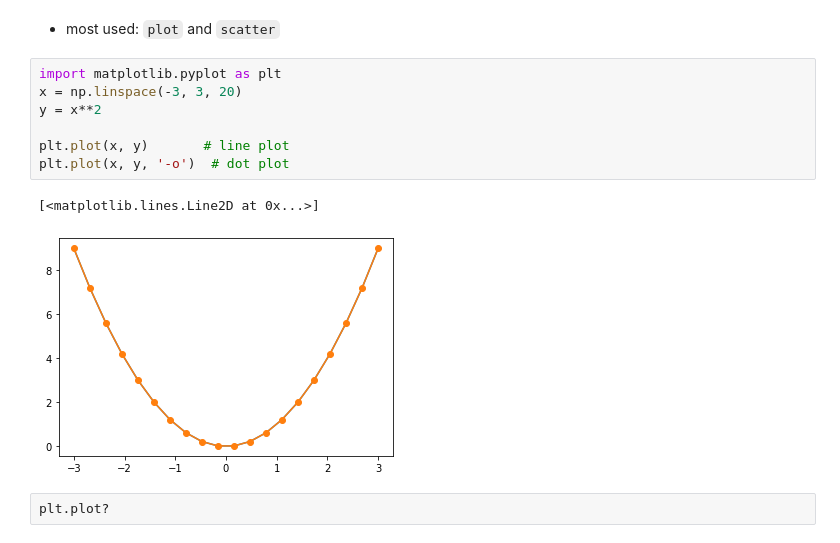
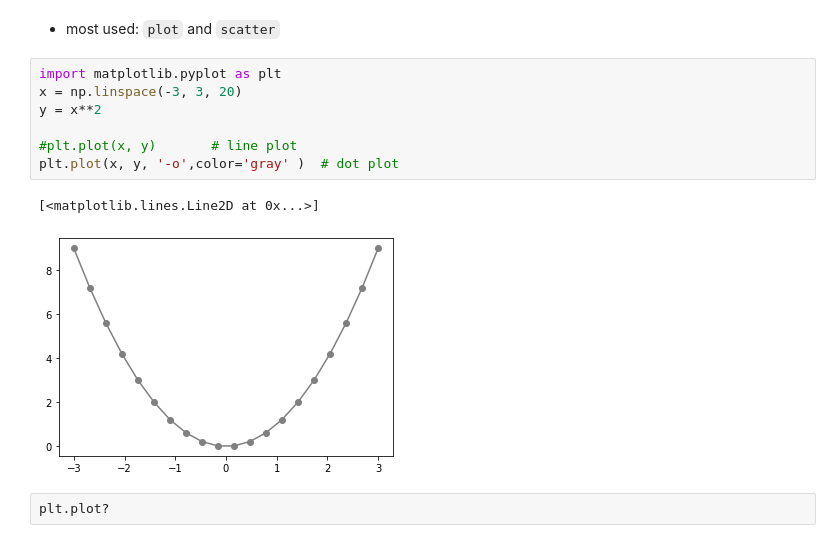
Before and after one commit to gob1thaasan/ScientificComputingWithPython, a Jupyter notebook: NotebookLectures/Chapter4.ipynb, the cells around one changed output. Drawn from its saved outputs; the diff is of its cells as text.

```diff
--- a/NotebookLectures/Chapter4.ipynb
+++ b/NotebookLectures/Chapter4.ipynb
@@ -326,13 +326,13 @@ fig.savefig("text-annotation.pdf")
 # %%
 import matplotlib.pyplot as plt
 x = np.linspace(-3, 3, 20)
 y = x**2
 
-plt.plot(x, y)       # line plot
-plt.plot(x, y, '-o')  # dot plot
+#plt.plot(x, y)       # line plot
+plt.plot(x, y, '-o',color='gray' )  # dot plot
 # %% [output]
 [<matplotlib.lines.Line2D at 0x...>]
-[figure, old version]
+[figure, new version]
 # %%
 plt.plot?
 # %% [output]
```
Also changed, not shown: parts of 86 cells of this notebook.
